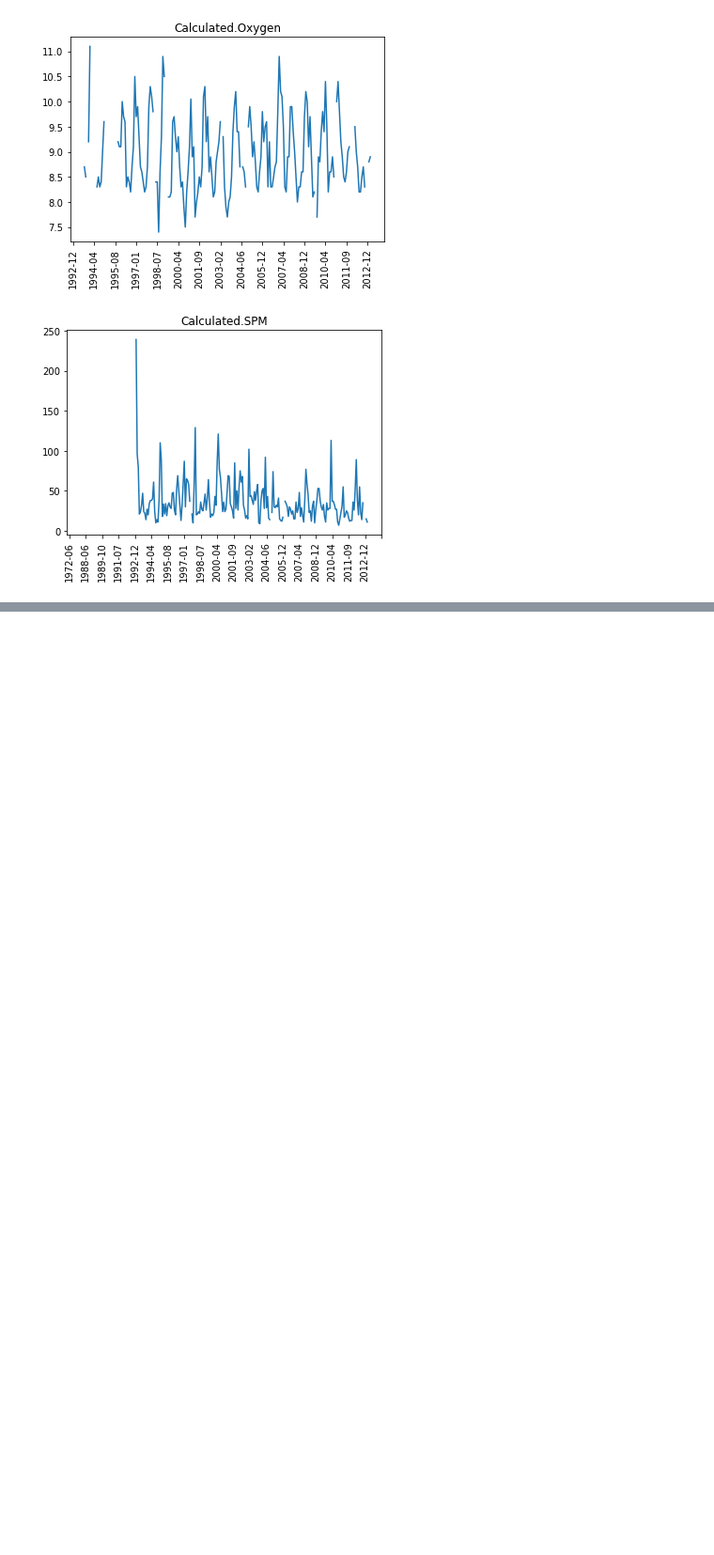
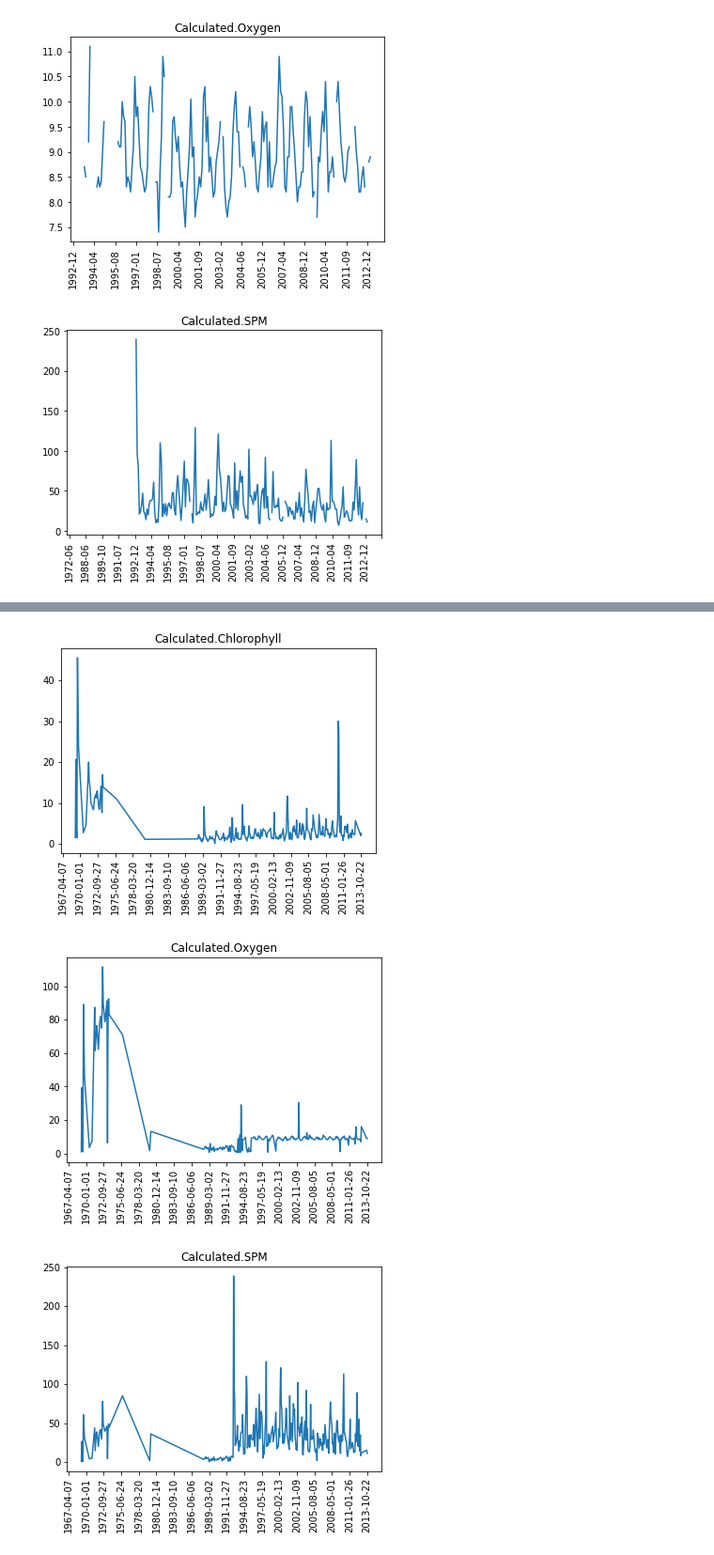
Before and after one commit to PaulErpen/InfoViz-SF-Water-Data, a Jupyter notebook: preprocessing/missing-values.ipynb, the cells around one changed output, grey strips where cells are left out. Shown at 94% size. Cells and saved outputs as stored; diff of their text form; code cells hidden in the pictures; blank space fills up the shorter version.

Commit message:
plot interpolation

```diff
--- a/preprocessing/missing-values.ipynb
+++ b/preprocessing/missing-values.ipynb
@@ -96,9 +96,17 @@ for column in df_sf_bay_grouped_4.columns:
 interpolated = df_sf_bay_grouped_4.copy(deep=True)
 interpolated.index = pd.to_datetime(interpolated.index)
 
-interpolated[interpolated['Calculated.Chlorophyll'].isnull()].interpolate(method='time', inplace = True)
-interpolated[interpolated['Calculated.Oxygen'].isnull()].interpolate(method='time', inplace = True)
-interpolated[interpolated['Calculated.SPM'].isnull()].interpolate(method='time', inplace = True)
+#interpolated[interpolated['Calculated.Chlorophyll'].isnull()].interpolate(method='time', axis=1, inplace = True)
+#interpolated[interpolated['Calculated.Oxygen'].isnull()].interpolate(method='time', axis=1, inplace = True)
+#interpolated[interpolated['Calculated.SPM'].isnull()].interpolate(method='time', axis=1, inplace = True)
 
+#interpolated[interpolated['Calculated.Chlorophyll'].isnull()]['Calculated.Chlorophyll'] = np.nan
+#interpolated[interpolated['Calculated.Oxygen'].isnull()]['Calculated.Oxygen'] = np.nan
+#interpolated[interpolated['Calculated.SPM'].isnull()]['Calculated.SPM'] = np.nan
+
+
+interpolated.interpolate(axis=1, inplace = True)
+
+#interpolated[interpolated['Calculated.Oxygen'].isnull() | interpolated['Calculated.Chlorophyll'].isnull() | interpolated['Calculated.SPM'].isnull()]
 interpolated
 # %% [output]
@@ -122,0 +127,18 @@ See the caveats in the documentation: https://pandas.pydata.org/pandas-docs/stab
+# %%
+only = ['Calculated.Chlorophyll', 'Calculated.Oxygen', 'Calculated.SPM']
+
+for column in interpolated.columns:
+    if column not in only:
+        continue
+    else:
+        plt.plot(interpolated.index, interpolated[column])
+        ax = plt.gca()
+        ax.xaxis.set_major_locator(ticker.MaxNLocator(22))
+        plt.title(column)
+        plt.xticks(rotation=90)
+        plt.savefig("figures/{}.png".format(column), dpi=300)
+        plt.show()
+# %% [output]
+[figure, added]
+[figure, added]
+[figure, added]
```
Also changed, not shown: parts of 1 cell of this notebook.
